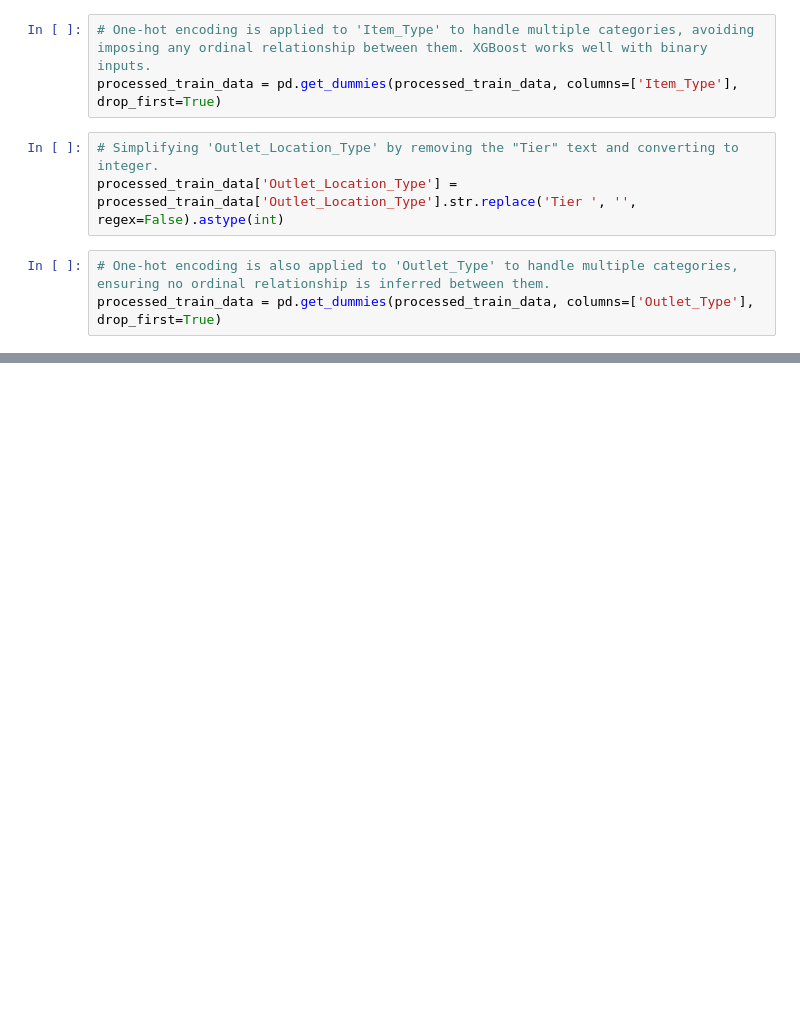
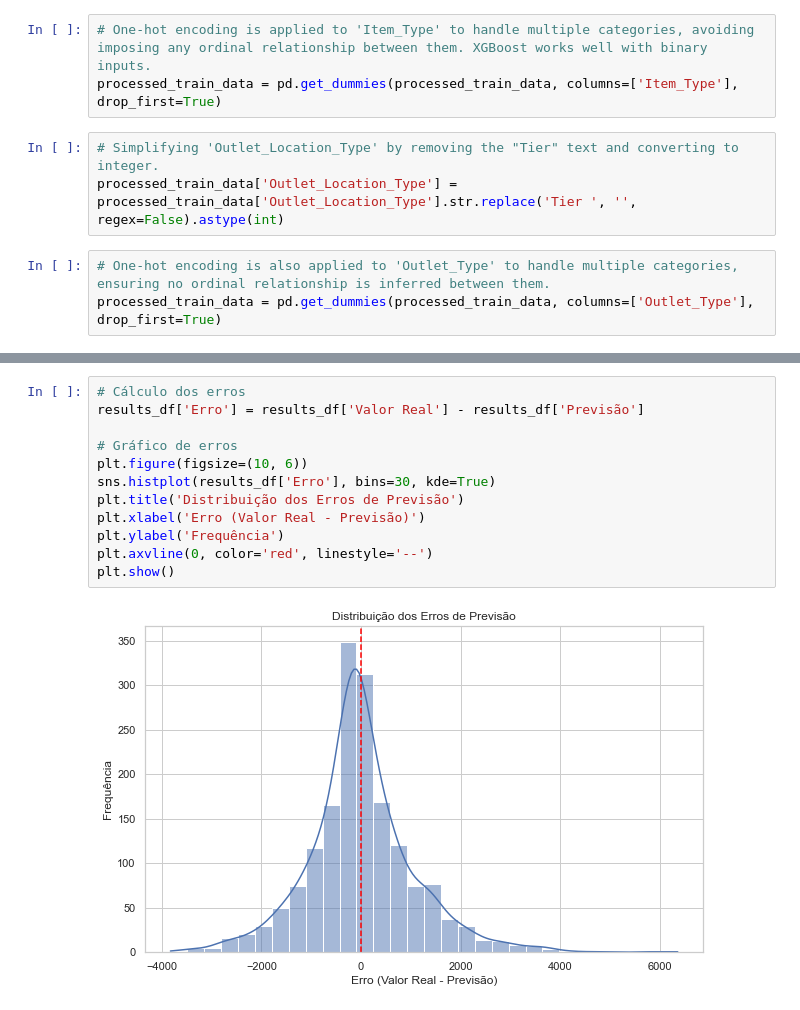
Before and after one commit to ThiagoRMFagundes/xgb_regressor_sales_prediction, a Jupyter notebook: xgb_regressor.ipynb, the cells around one changed output, grey strips where cells are left out. Cells and saved outputs as stored; diff of their text form; blank space fills up the shorter version.

```diff
--- a/xgb_regressor.ipynb
+++ b/xgb_regressor.ipynb
@@ -135,0 +362,14 @@ rmse
+# %%
+# Cálculo dos erros
+results_df['Erro'] = results_df['Valor Real'] - results_df['Previsão']
+
+# Gráfico de erros
+plt.figure(figsize=(10, 6))
+sns.histplot(results_df['Erro'], bins=30, kde=True)
+plt.title('Distribuição dos Erros de Previsão')
+plt.xlabel('Erro (Valor Real - Previsão)')
+plt.ylabel('Frequência')
+plt.axvline(0, color='red', linestyle='--')
+plt.show()
+# %% [output]
+[figure, added]
```
Also changed, not shown: parts of 35 cells of this notebook.
